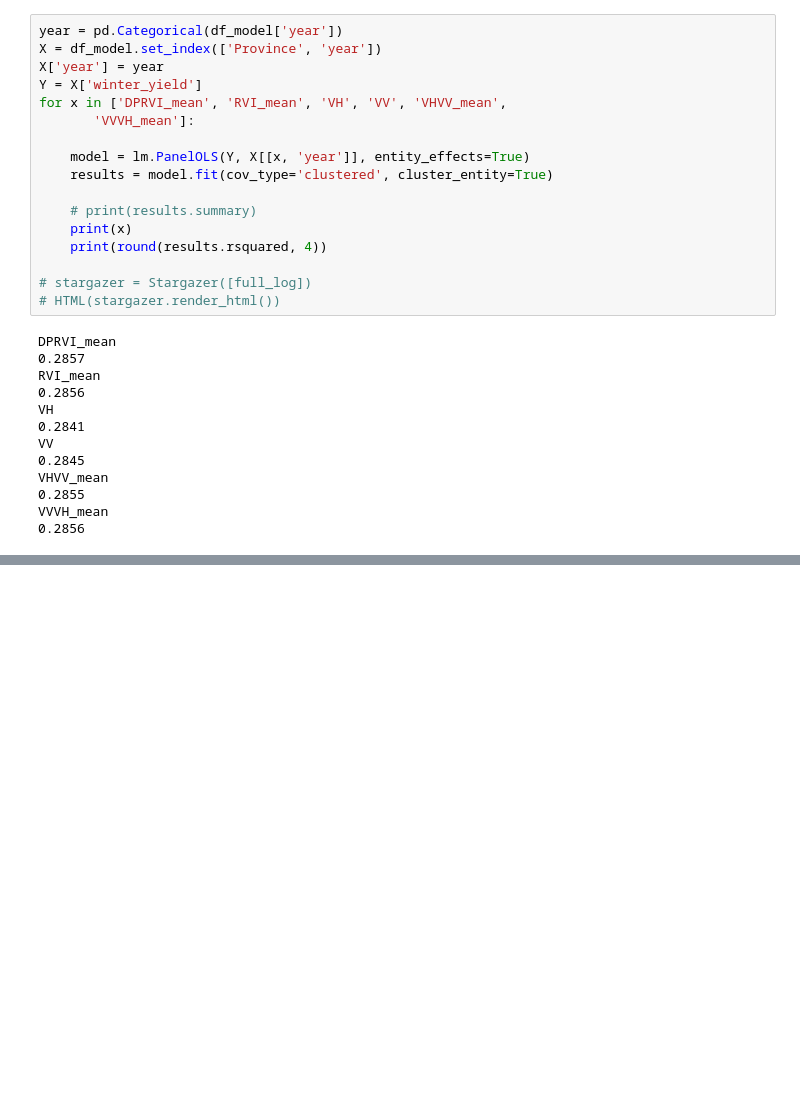
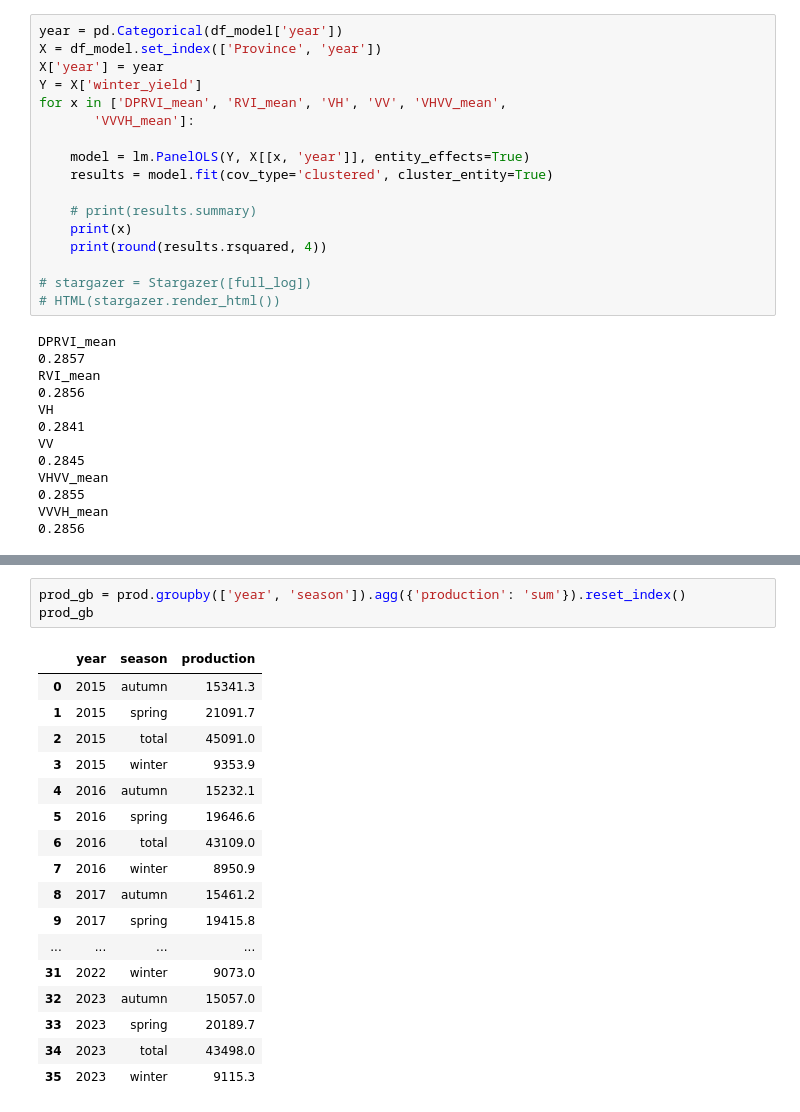
Before and after one commit to sonleh96/adb-sar, a Jupyter notebook: provincial_analysis_ver2.ipynb, the cells around one changed output, grey strips where cells are left out. Saved outputs shown, nothing was run; the diff lists cells and outputs as text; blank space fills up the shorter version.

```diff
--- a/provincial_analysis_ver2.ipynb
+++ b/provincial_analysis_ver2.ipynb
@@ -1073,0 +1123,21 @@ VVVH_mean
+# %%
+prod_gb = prod.groupby(['year', 'season']).agg({'production': 'sum'}).reset_index()
+prod_gb
+# %% [output]
+|  | year | season | production |
+| 0 | 2015 | autumn | 15341.3 |
+| 1 | 2015 | spring | 21091.7 |
+| 2 | 2015 | total | 45091.0 |
+| 3 | 2015 | winter | 9353.9 |
+| 4 | 2016 | autumn | 15232.1 |
+| 5 | 2016 | spring | 19646.6 |
+| 6 | 2016 | total | 43109.0 |
+| 7 | 2016 | winter | 8950.9 |
+| 8 | 2017 | autumn | 15461.2 |
+| 9 | 2017 | spring | 19415.8 |
+| ... | ... | ... | ... |
+| 31 | 2022 | winter | 9073.0 |
+| 32 | 2023 | autumn | 15057.0 |
+| 33 | 2023 | spring | 20189.7 |
+| 34 | 2023 | total | 43498.0 |
+| 35 | 2023 | winter | 9115.3 |
```
Also changed, not shown: parts of 5 cells of this notebook.
